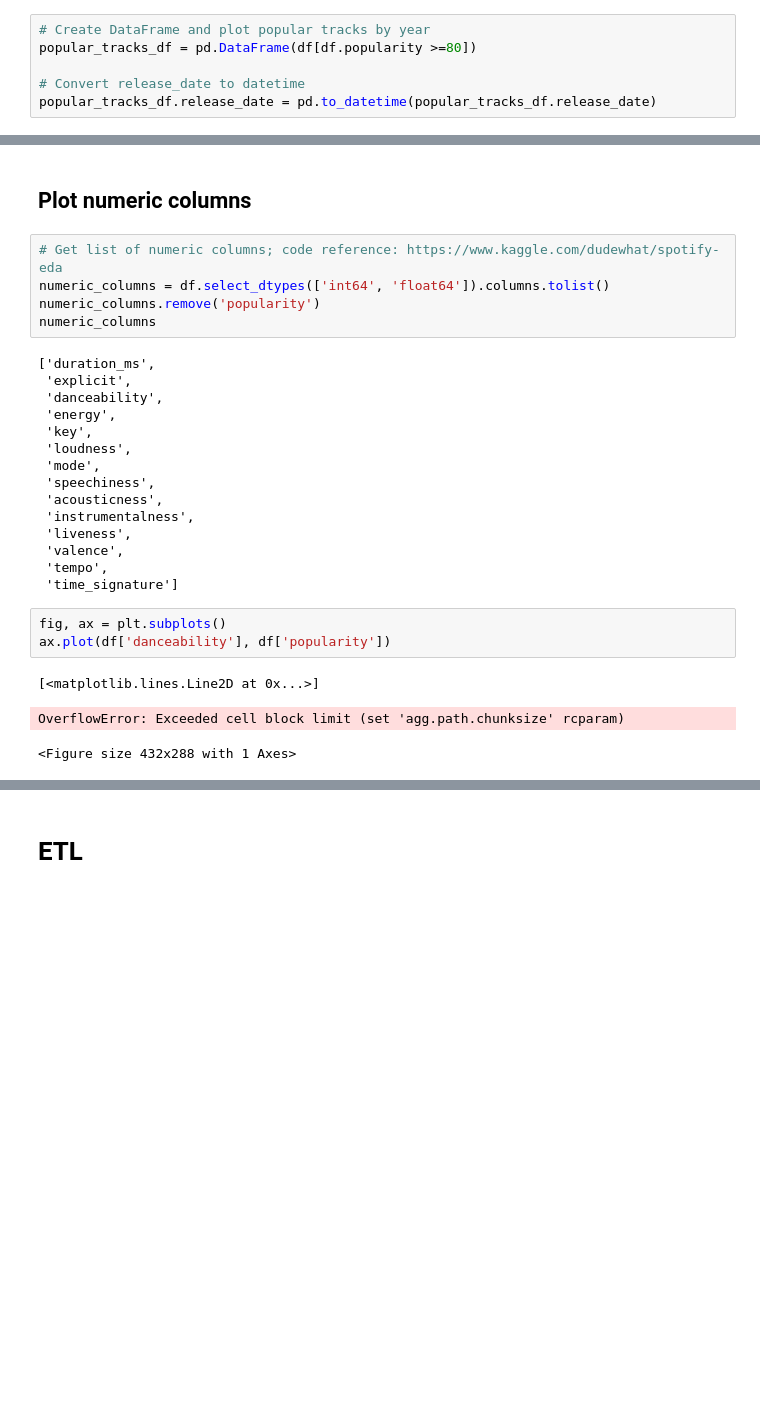
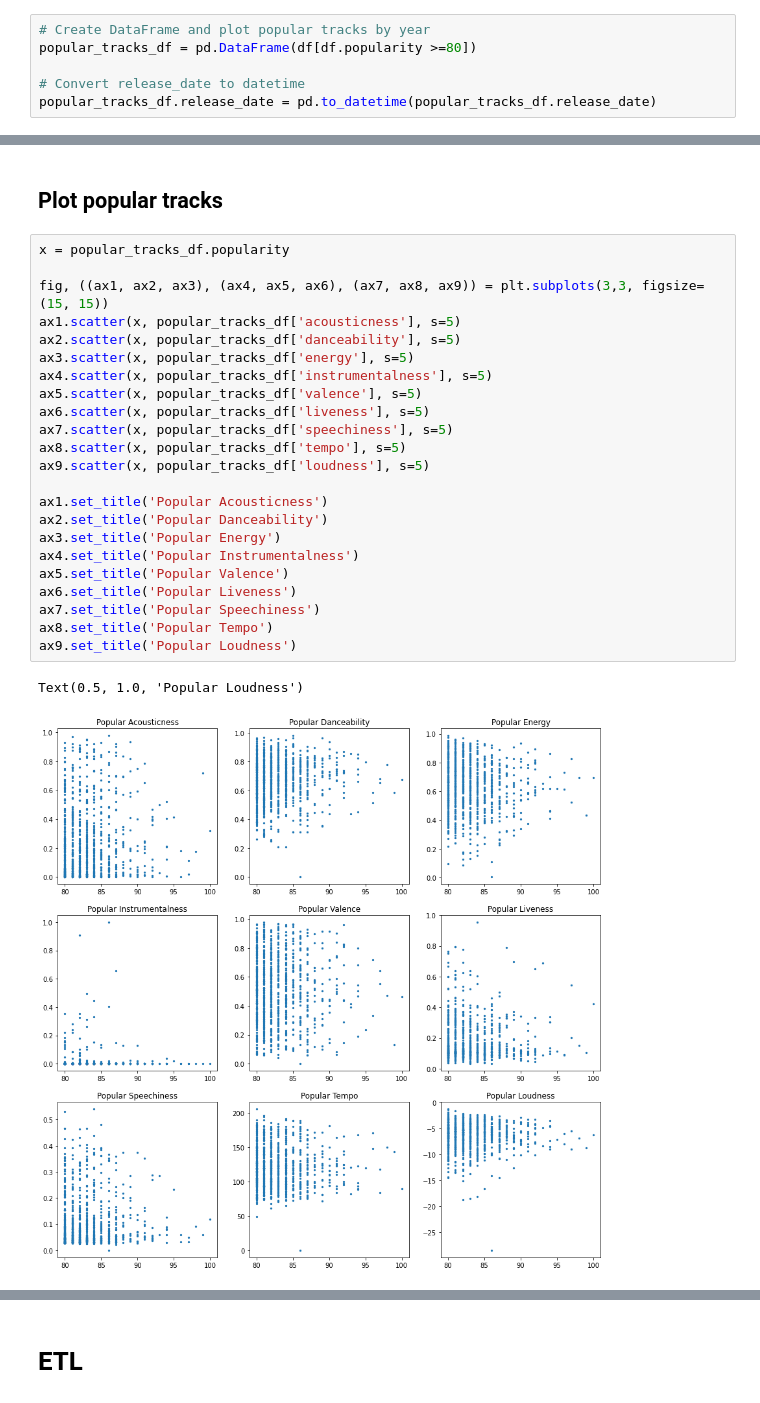
Before and after one commit to halmasieh/Spotify_Analysis, a Jupyter notebook: tracks_eda_etl.ipynb, the cells around one changed output, grey strips where cells are left out. Cells and saved outputs as stored; diff of their text form; blank space fills up the shorter version.

Commit message:
Adding visualizations of popular/unpopular tracks

```diff
--- a/tracks_eda_etl.ipynb
+++ b/tracks_eda_etl.ipynb
@@ -118,29 +123,28 @@ popular_tracks_df.release_date = pd.to_datetime(popular_tracks_df.release_date)
 # %% [markdown]
-## Plot numeric columns
+## Plot popular tracks
-# %%
-# Get list of numeric columns; code reference: https://www.kaggle.com/dudewhat/spotify-eda
-numeric_columns = df.select_dtypes(['int64', 'float64']).columns.tolist()
-numeric_columns.remove('popularity')
-numeric_columns
-# %% [output]
-['duration_ms',
- 'explicit',
- 'danceability',
- 'energy',
- 'key',
- 'loudness',
- 'mode',
- 'speechiness',
- 'acousticness',
- 'instrumentalness',
- 'liveness',
- 'valence',
- 'tempo',
- 'time_signature']
-# %%
-fig, ax = plt.subplots()
-ax.plot(df['danceability'], df['popularity'])
-# %% [output]
-[<matplotlib.lines.Line2D at 0x...>]
-OverflowError: Exceeded cell block limit (set 'agg.path.chunksize' rcparam)
-<Figure size 432x288 with 1 Axes>
+# %%
+x = popular_tracks_df.popularity
+
+fig, ((ax1, ax2, ax3), (ax4, ax5, ax6), (ax7, ax8, ax9)) = plt.subplots(3,3, figsize=(15, 15))
+ax1.scatter(x, popular_tracks_df['acousticness'], s=5)
+ax2.scatter(x, popular_tracks_df['danceability'], s=5)
+ax3.scatter(x, popular_tracks_df['energy'], s=5)
+ax4.scatter(x, popular_tracks_df['instrumentalness'], s=5)
+ax5.scatter(x, popular_tracks_df['valence'], s=5)
+ax6.scatter(x, popular_tracks_df['liveness'], s=5)
+ax7.scatter(x, popular_tracks_df['speechiness'], s=5)
+ax8.scatter(x, popular_tracks_df['tempo'], s=5)
+ax9.scatter(x, popular_tracks_df['loudness'], s=5)
+
+ax1.set_title('Popular Acousticness')
+ax2.set_title('Popular Danceability')
+ax3.set_title('Popular Energy')
+ax4.set_title('Popular Instrumentalness')
+ax5.set_title('Popular Valence')
+ax6.set_title('Popular Liveness')
+ax7.set_title('Popular Speechiness')
+ax8.set_title('Popular Tempo')
+ax9.set_title('Popular Loudness')
+# %% [output]
+Text(0.5, 1.0, 'Popular Loudness')
+[figure, added]
```
Also changed, not shown: parts of 5 cells of this notebook.
